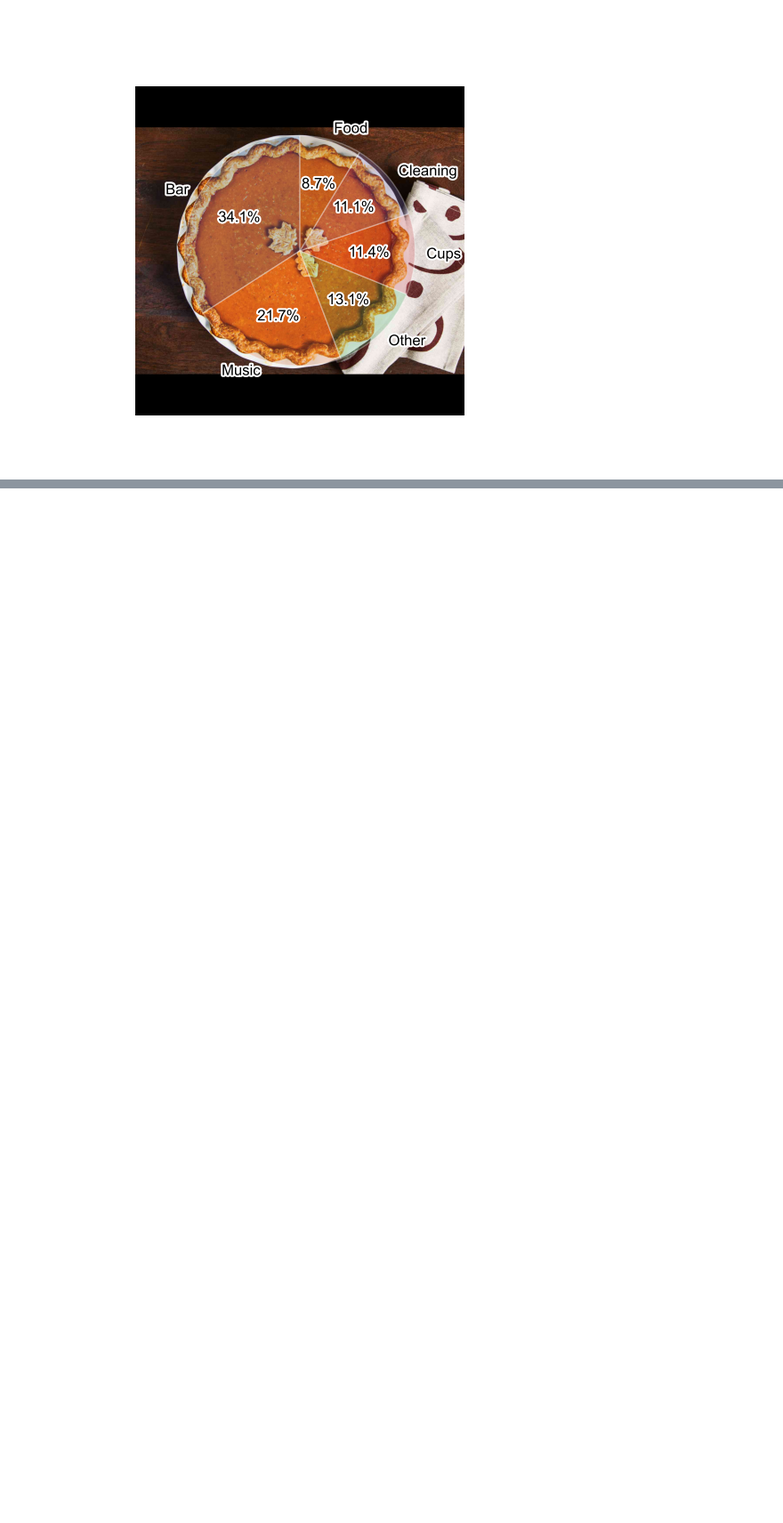
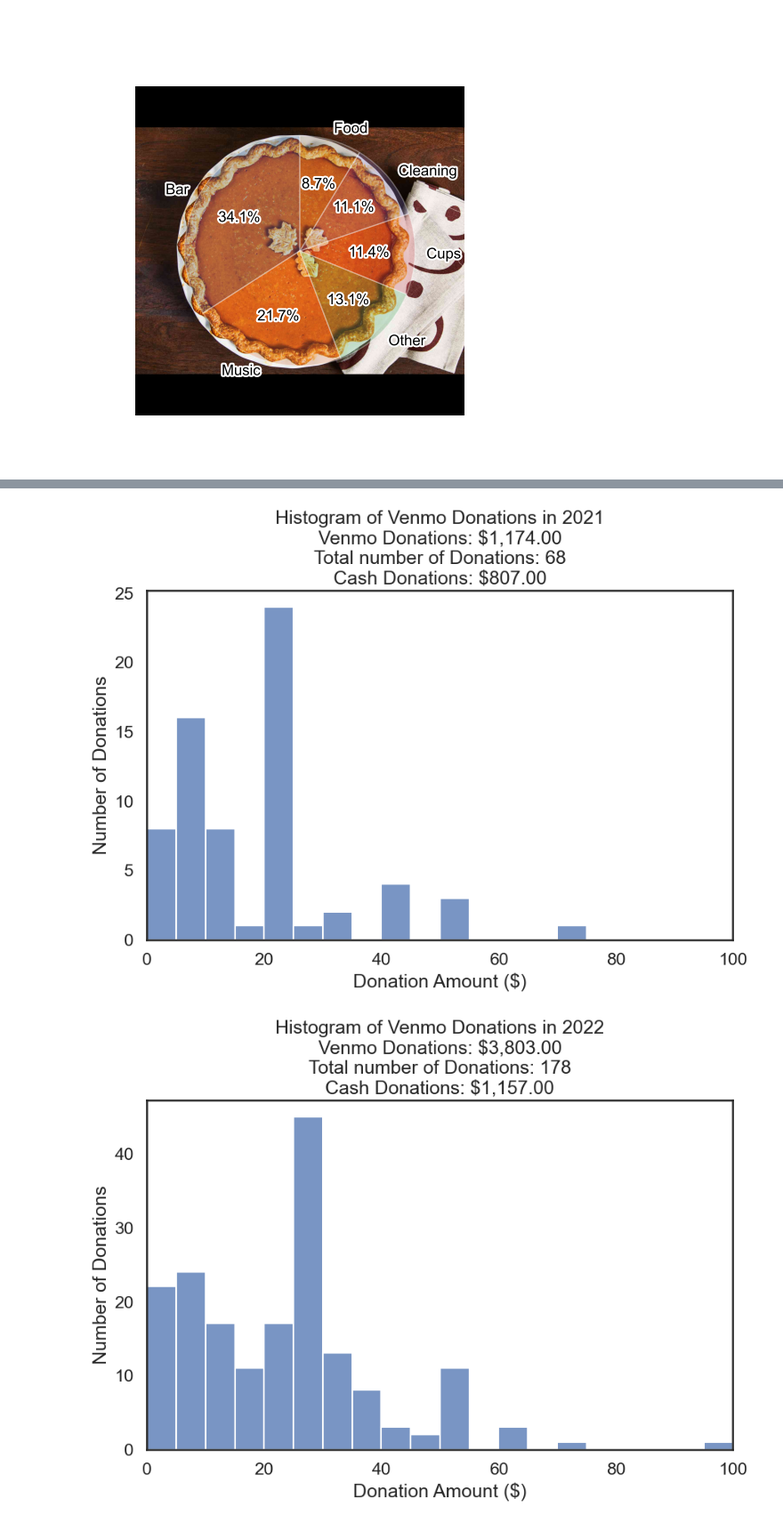
Before and after one commit to johbry17/Harvest-Party, a Jupyter notebook: 2025/2025_experiments.ipynb, the cells around one changed output, grey strips where cells are left out. Shown at 89% size. Saved outputs shown, nothing was run; the diff lists cells and outputs as text; code cells hidden in the pictures; blank space fills up the shorter version.

```diff
--- a/2025/2025_experiments.ipynb
+++ b/2025/2025_experiments.ipynb
@@ -963,0 +985,7 @@ plt.show()
+# %%
+# open donations csv's
+don_2021 = pd.read_csv("./data/2021_donations.csv")
+don_2022 = pd.read_csv("./data/2022_donations.csv")
+don_2023 = pd.read_csv("./data/2023_donations.csv")
+cash = {"Year": [2021, 2022, 2023], "Amount": [807, 1157, 1085]}
+cash_df = pd.DataFrame(cash, dtype=float)
@@ -963,0 +1010,8 @@ plt.show()
+# %%
+# remove T-shirts from don_2022 using T-shirt column
+don_2022 = don_2022[(don_2022["T-Shirt"].isnull()) | (don_2022["T-Shirt"] < 1)]
+# %%
+# convert "Amount" to numeric, drop dollar signs
+don_2021["Amount"] = pd.to_numeric(don_2021["Amount"].astype(str).str.replace("$", "", regex=False), errors="coerce")
+don_2022["Amount"] = pd.to_numeric(don_2022["Amount"].astype(str).str.replace("$", "", regex=False), errors="coerce")
+don_2023["Amount"] = pd.to_numeric(don_2023["Amount"].astype(str).str.replace("$", "", regex=False), errors="coerce")
@@ -963,0 +1037,9 @@ plt.show()
+# %%
+# for each df, print summary stats of Amount
+for df, year in zip([don_2021, don_2022, don_2023], [2021, 2022, 2023]):
+    print(f"Summary stats for donations in {year}:")
+    print(df["Amount"].describe())
+    print(f"Min: ${df['Amount'].min():,.2f}")
+    print(f"Max: ${df['Amount'].max():,.2f}")
+    print(f"Mode: ${df['Amount'].mode()[0]:,.2f}")
+    print()
@@ -963,0 +1064,16 @@ plt.show()
+# %%
+# print a histogram of donations for each year
+for df, year in zip([don_2021, don_2022, don_2023], [2021, 2022, 2023]):
+    plt.figure(figsize=(10, 6))
+    # sns.histplot(df["Amount"], bins=20, kde=False)
+    bins = range(0, 105, 5)  # 0-4, 5-9, ..., 95-99, 100+
+    sns.histplot(df["Amount"], bins=bins, kde=False)
+    plt.title(f"Histogram of Venmo Donations in {year}\nVenmo Donations: ${df['Amount'].sum():,.2f}\nTotal number of Donations: {len(df)}\nCash Donations: ${cash_df[cash_df['Year'] == year]['Amount'].values[0]:,.2f}")
+    plt.xlabel("Donation Amount ($)")
+    plt.ylabel("Number of Donations")
+    # plt.xlim(0, df["Amount"].max() + 10)
+    plt.xlim(0, 100)
+    plt.show()
+# %% [output]
+[figure, added]
+[figure, added]
```
Also changed, not shown: parts of 10 cells of this notebook, 7 other files.
